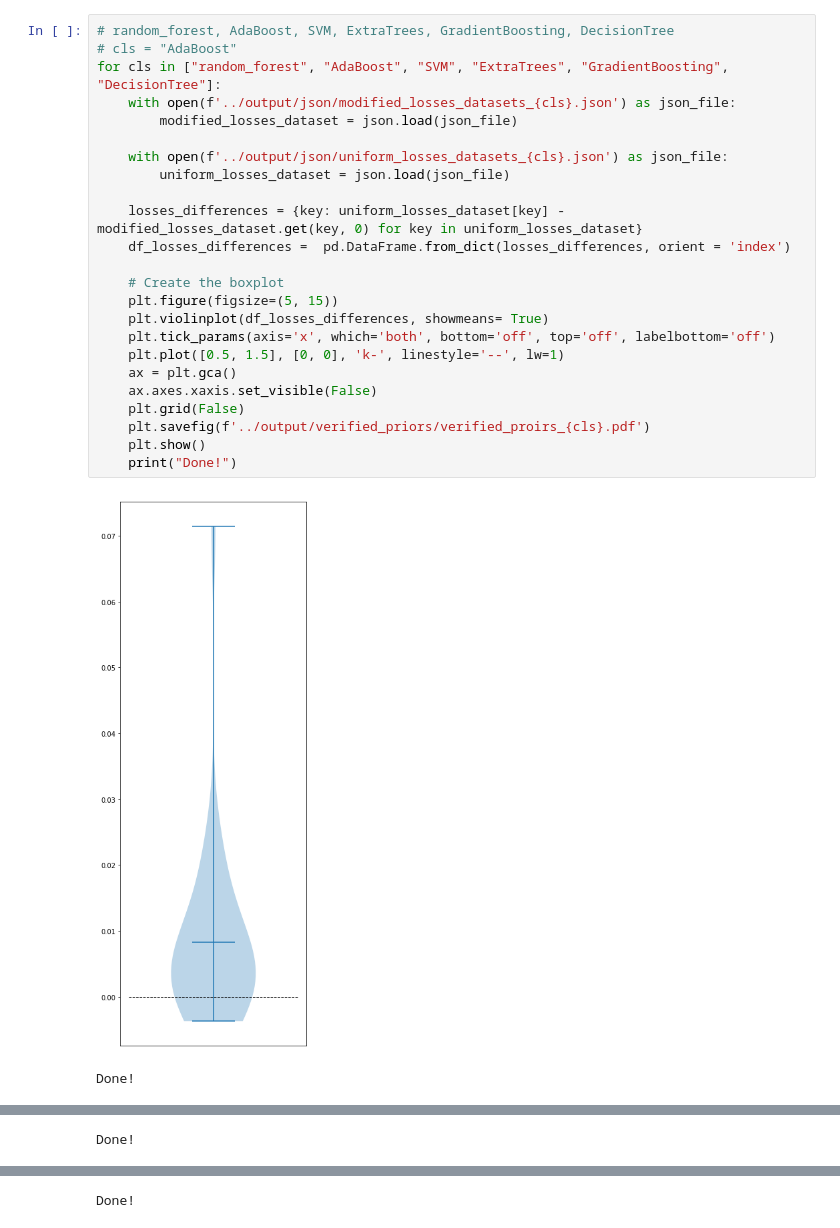
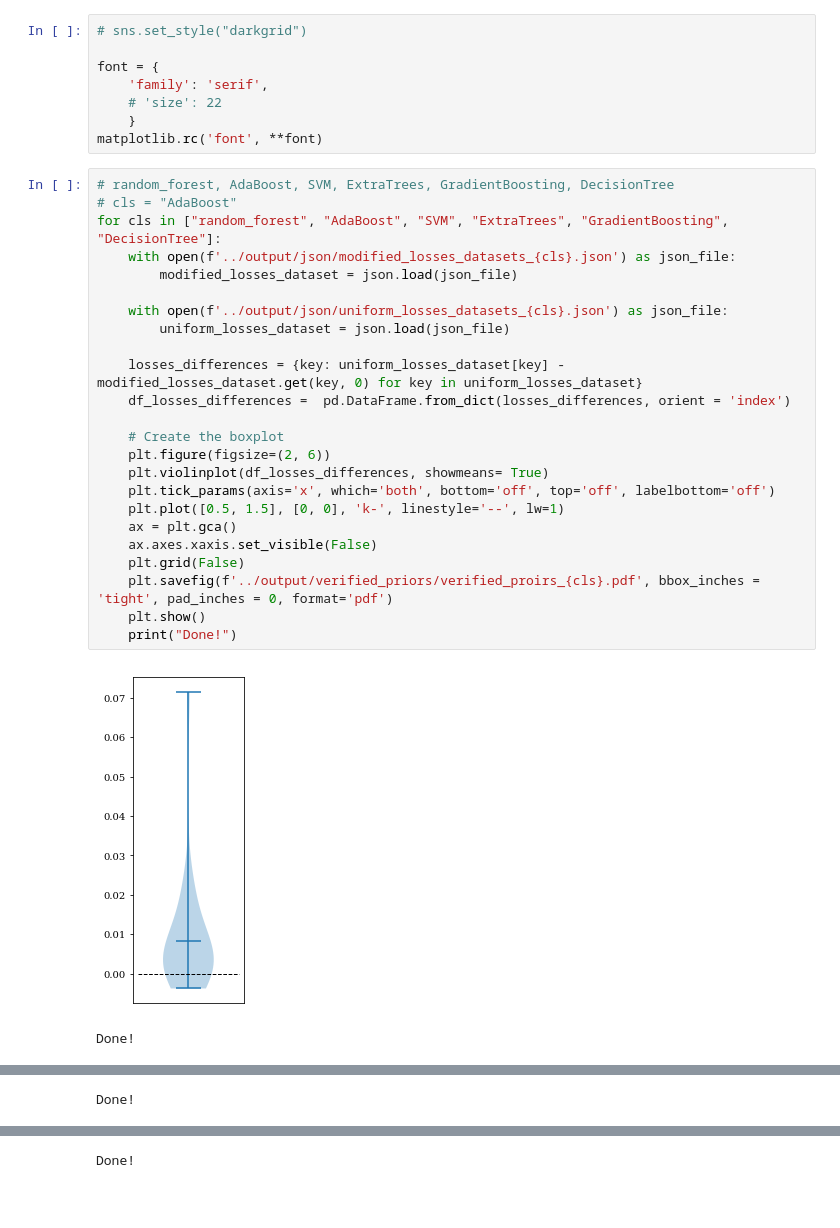
Before and after one commit to DataSystemsGroupUT/HyperParameterTunability, a Jupyter notebook: hyperparameter_tunability/notebooks/verified_priors_experiments.ipynb, the cells around one changed output, grey strips where cells are left out. Saved outputs shown, nothing was run; the diff lists cells and outputs as text; blank space fills up the shorter version.

```diff
--- a/hyperparameter_tunability/notebooks/verified_priors_experiments.ipynb
+++ b/hyperparameter_tunability/notebooks/verified_priors_experiments.ipynb
@@ -11,27 +14,35 @@ import matplotlib.pyplot as plt
+# %%
+# sns.set_style("darkgrid")
+
+font = {
+    'family': 'serif',
+    # 'size': 22
+    }
+matplotlib.rc('font', **font)
 # %%
 # random_forest, AdaBoost, SVM, ExtraTrees, GradientBoosting, DecisionTree
 # cls = "AdaBoost"
 for cls in ["random_forest", "AdaBoost", "SVM", "ExtraTrees", "GradientBoosting", "DecisionTree"]:
     with open(f'../output/json/modified_losses_datasets_{cls}.json') as json_file:
         modified_losses_dataset = json.load(json_file)
 
     with open(f'../output/json/uniform_losses_datasets_{cls}.json') as json_file:
         uniform_losses_dataset = json.load(json_file)
 
     losses_differences = {key: uniform_losses_dataset[key] - modified_losses_dataset.get(key, 0) for key in uniform_losses_dataset}
     df_losses_differences =  pd.DataFrame.from_dict(losses_differences, orient = 'index')
 
     # Create the boxplot
-    plt.figure(figsize=(5, 15))
+    plt.figure(figsize=(2, 6))
     plt.violinplot(df_losses_differences, showmeans= True)
     plt.tick_params(axis='x', which='both', bottom='off', top='off', labelbottom='off')
     plt.plot([0.5, 1.5], [0, 0], 'k-', linestyle='--', lw=1)
     ax = plt.gca()
     ax.axes.xaxis.set_visible(False)
     plt.grid(False)
-    plt.savefig(f'../output/verified_priors/verified_proirs_{cls}.pdf')
+    plt.savefig(f'../output/verified_priors/verified_proirs_{cls}.pdf', bbox_inches = 'tight', pad_inches = 0, format='pdf')
     plt.show()
     print("Done!")
 # %% [output]
-[figure, old version]
+[figure, new version]
 Done!
```
Also changed, not shown: parts of 2 cells of this notebook, 44 other files.
